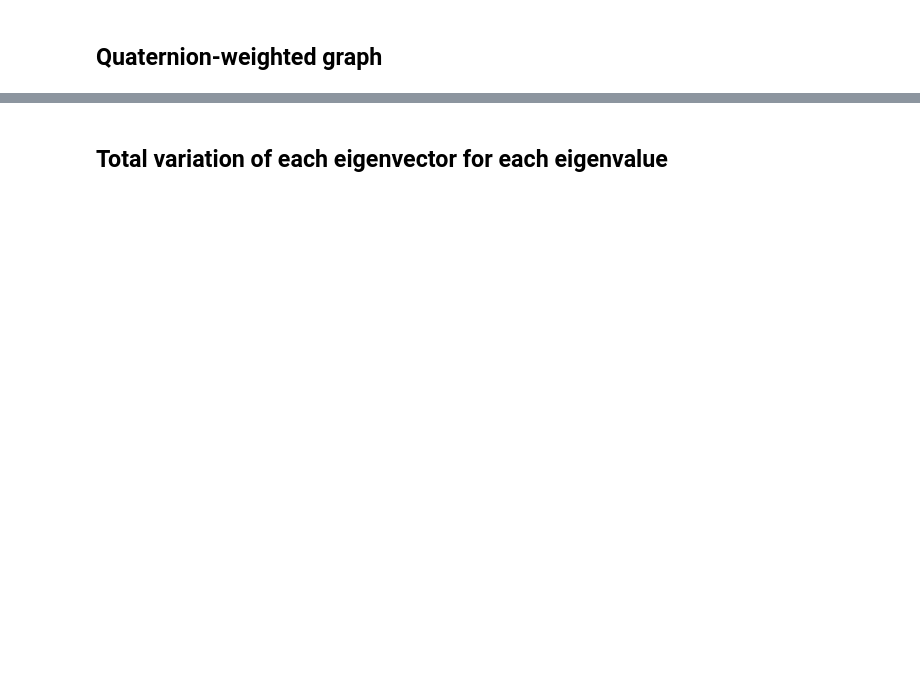
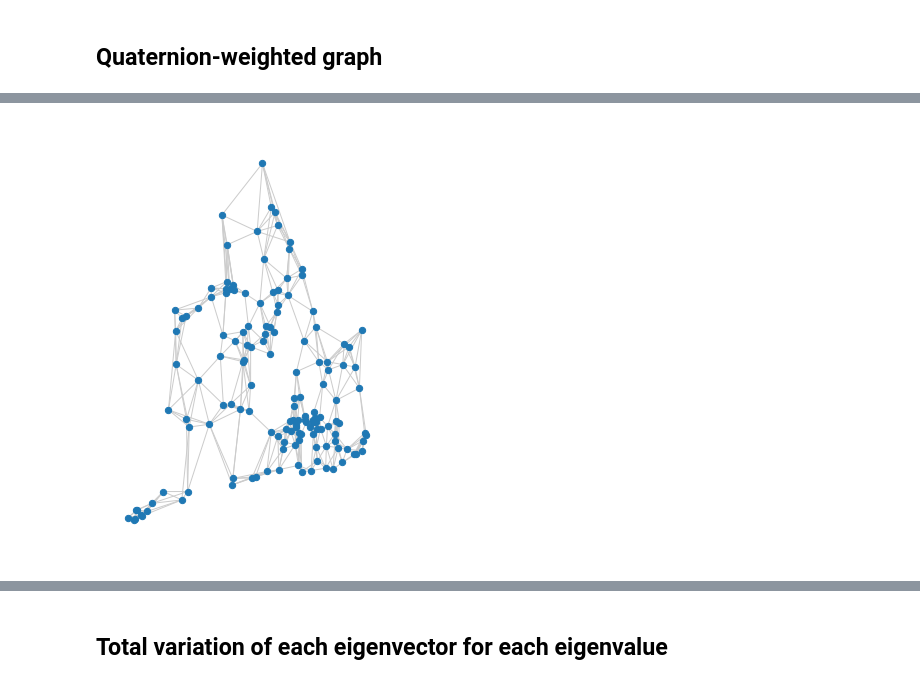
Before and after one commit to gboaviagem/gspx, a Jupyter notebook: notebooks/spectral_analysis.ipynb, the cells around one changed output, grey strips where cells are left out. Saved outputs shown, nothing was run; the diff lists cells and outputs as text; code cells hidden in the pictures; blank space fills up the shorter version.

```diff
--- a/notebooks/spectral_analysis.ipynb
+++ b/notebooks/spectral_analysis.ipynb
@@ -34,0 +44,10 @@ plot_quaternion_graph_signal(s, coords)
+# %%
+import matplotlib.pyplot as plt
+
+plot_graph(
+    Ar, coords, figsize=(4, 6), node_size=40
+)
+fig = plt.gcf()
+fig.savefig('../../phd-thesis/thesis/Figures/uk_qgsp_graph.pdf', dpi=300)
+# %% [output]
+[figure, added]
```
Also changed, not shown: parts of 12 cells of this notebook, 4 other files.
